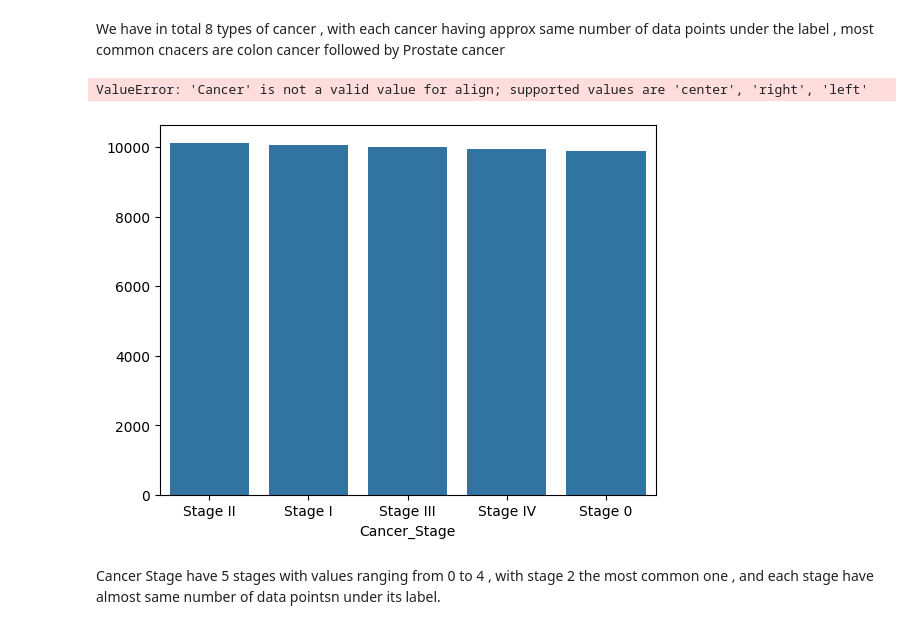
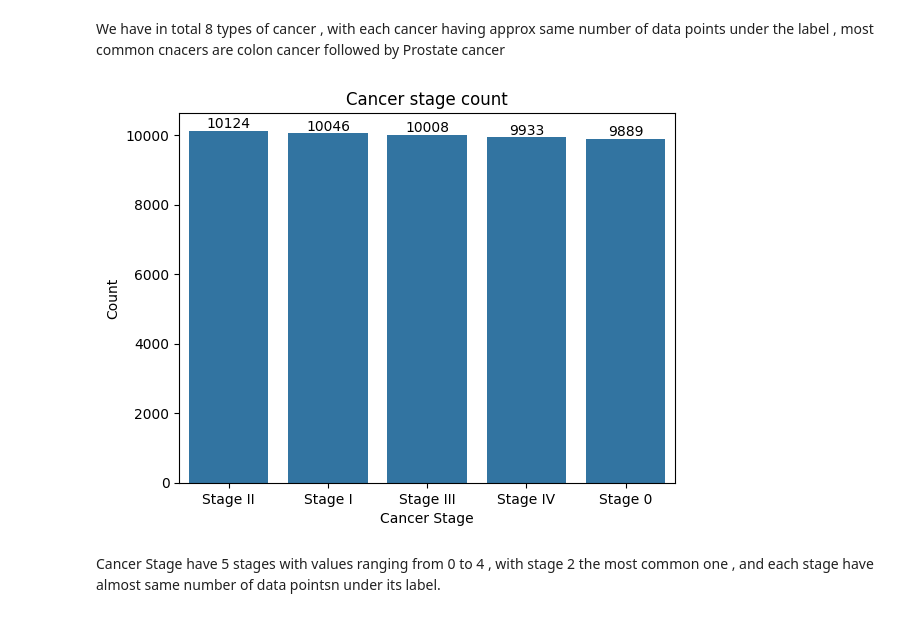
Before and after one commit to aijulhussain/EDA-project, a Jupyter notebook: EDA_ON_CANCER_DATAST.ipynb, the cells around one changed output. Drawn from its saved outputs; the diff is of its cells as text; code cells hidden in the pictures.

```diff
--- a/EDA_ON_CANCER_DATAST.ipynb
+++ b/EDA_ON_CANCER_DATAST.ipynb
@@ -172,20 +172,19 @@ We have in  total 8 types of cancer , with each cancer having approx same number
 # %%
 #cancer stage
 data["Cancer_Stage"].value_counts()
 
 sns.barplot(x=data["Cancer_Stage"].value_counts().index,
             y=data["Cancer_Stage"].value_counts().values)
 
 for i, v in enumerate(data["Cancer_Stage"].value_counts()):
-    plt.text(i,v, str(v), ha="Cancer", va="bottom ")
+    plt.text(i,v, str(v), ha="center", va="bottom")
 
 plt.title("Cancer stage count")
 plt.xlabel("Cancer Stage")
 plt.ylabel("Count")
 plt.show()
 # %% [output]
-ValueError: 'Cancer' is not a valid value for align; supported values are 'center', 'right', 'left'
-[figure, old version]
+[figure, new version]
 # %% [markdown]
 Cancer Stage have 5 stages with values ranging from 0 to 4 , with stage 2 the most common one , and each stage have  almost same number of data pointsn under its label.
 # %%
```
Also changed, not shown: parts of 1 cell of this notebook.
